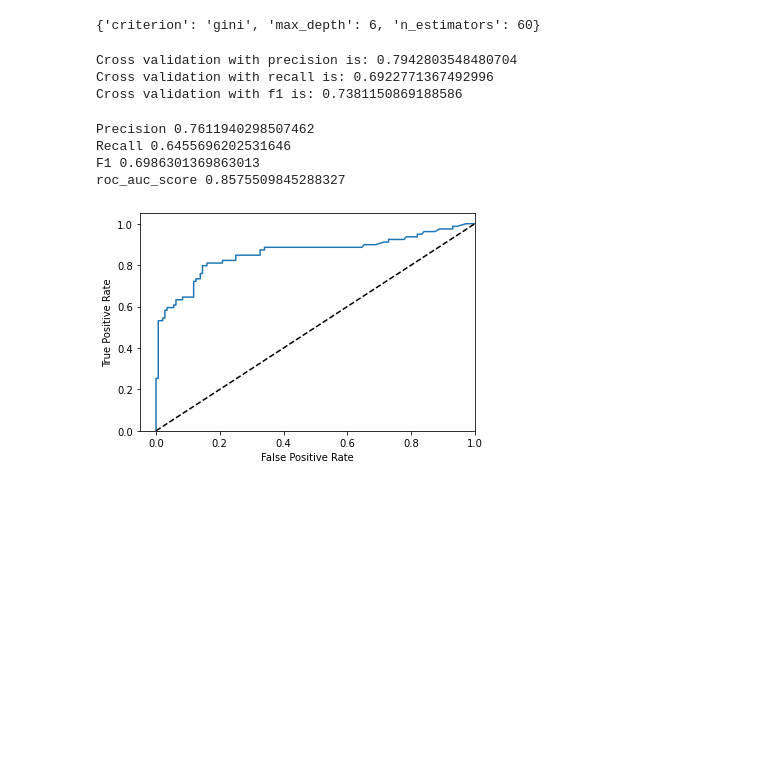
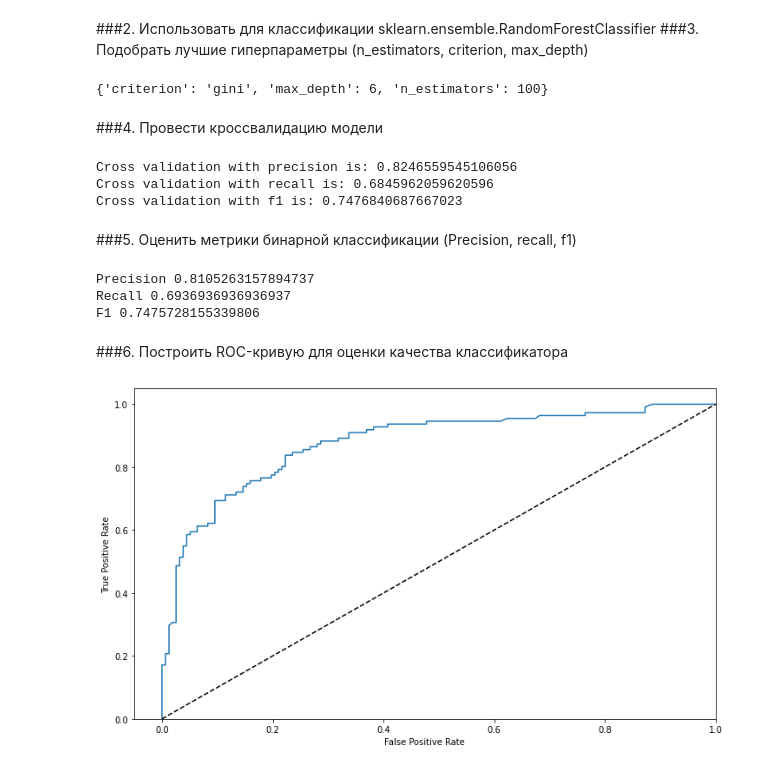
Before and after one commit to buxkirill/reboot_DA, a Jupyter notebook: ml/homeworks/homework2.ipynb, the cells around one changed output. Saved outputs shown, nothing was run; the diff lists cells and outputs as text; code cells hidden in the pictures; blank space fills up the shorter version.

```diff
--- a/ml/homeworks/homework2.ipynb
+++ b/ml/homeworks/homework2.ipynb
@@ -47,4 +21,8 @@ df
 # %%
+df = pd.read_csv('titanic.csv', sep=',')
 df.drop_duplicates(inplace=True)
 df.Age.fillna(value=df.Age.mean(), inplace=True)
 df = pd.get_dummies(df, columns=['Sex', 'Embarked'])
+df.drop(['Ticket', 'Cabin', 'PassengerId'], axis=1, inplace=True)
+df.Name = df.Name.apply(lambda x: re.sub(r"[-()\"#/@;:<>{}=~|.?,]", "", x).lower())
+df.sample(5)
@@ -53,0 +44,8 @@ X_train, X_test, y_train, y_test =  train_test_split(df[['Pclass', 'Age', 'SibSp
+# %%
+# добавим еще несколько признаков из текста
+df['is_mr'] = df.Name.apply(lambda x: 'mr' in x)
+df['is_miss'] = df.Name.apply(lambda x: 'miss' in x)
+df['is_mrs'] = df.Name.apply(lambda x: 'mrs' in x)
+df.replace(True, 1, inplace=True)
+df.replace(False, 0, inplace=True)
+df.sample(5)
@@ -54,3 +59,9 @@ X_train, X_test, y_train, y_test =  train_test_split(df[['Pclass', 'Age', 'SibSp
+# %% [markdown]
+###2. Использовать для классификации sklearn.ensemble.RandomForestClassifier
+###3. Подобрать лучшие гиперпараметры (n_estimators, criterion, max_depth)
+# %%
+X_train, X_test, y_train, y_test =  train_test_split(df.drop(['Survived', 'Name'], axis=1),
+                                                     df.Survived, test_size=0.3, random_state=42)
 # %%
 params = {'n_estimators': [40, 60, 80, 100, 120, 140, 160, 180],
           'criterion': ['gini', 'entropy'],
@@ -60,38 +71,44 @@ grid = GridSearchCV(RandomForestClassifier(random_state=42), params)
 grid.fit(X_train, y_train)
 grid.best_params_
 # %% [output]
-{'criterion': 'gini', 'max_depth': 6, 'n_estimators': 60}
+{'criterion': 'gini', 'max_depth': 6, 'n_estimators': 100}
+# %% [markdown]
+###4. Провести кроссвалидацию модели
 # %%
-clf = RandomForestClassifier(criterion='gini', max_depth=6, n_estimators=60, random_state=42)
+clf = RandomForestClassifier(criterion='gini', max_depth=6, n_estimators=100, random_state=42)
 # %%
 cv = KFold(n_splits=5, random_state=42)
 metrics = ['precision', 'recall', 'f1']
 for metric in metrics:
   print(f'Cross validation with {metric} is:', cross_val_score(clf, X_train, y_train, cv=cv, scoring=metric).mean())
 # %% [output]
-Cross validation with precision is: 0.7942803548480704
-Cross validation with recall is: 0.6922771367492996
-Cross validation with f1 is: 0.7381150869188586
+Cross validation with precision is: 0.8246559545106056
+Cross validation with recall is: 0.6845962059620596
+Cross validation with f1 is: 0.7476840687667023
+# %% [markdown]
+###5. Оценить метрики бинарной классификации (Precision, recall, f1)
 # %%
 clf.fit(X_train, y_train)
 print('Precision', precision_score(y_test, clf.predict(X_test)))
 print('Recall', recall_score(y_test, clf.predict(X_test)))
 print('F1', f1_score(y_test, clf.predict(X_test)))
-print('roc_auc_score', roc_auc_score(y_test, clf.predict_proba(X_test)[:, 1]))
+#print('roc_auc_score', roc_auc_score(y_test, clf.predict_proba(X_test)[:, 1]))
 # %% [output]
-Precision 0.7611940298507462
-Recall 0.6455696202531646
-F1 0.6986301369863013
-roc_auc_score 0.8575509845288327
+Precision 0.8105263157894737
+Recall 0.6936936936936937
+F1 0.7475728155339806
+# %% [markdown]
+###6. Построить ROC-кривую для оценки качества классификатора
 # %%
 fpr, tpr, thresholds = roc_curve(y_test, clf.predict_proba(X_test)[:, 1])
 
+plt.figure(figsize=(12, 7))
 plt.plot(fpr, tpr)
 plt.plot([0, 1], [0, 1], 'k--')
 plt.xlim([-0.05, 1.0])
 plt.ylim([0.0, 1.05])
 plt.xlabel('False Positive Rate')
 plt.ylabel('True Positive Rate')
 plt.show()
 # %% [output]
-[figure, old version]
+[figure, new version]
```
Also changed, not shown: parts of 7 cells of this notebook.
